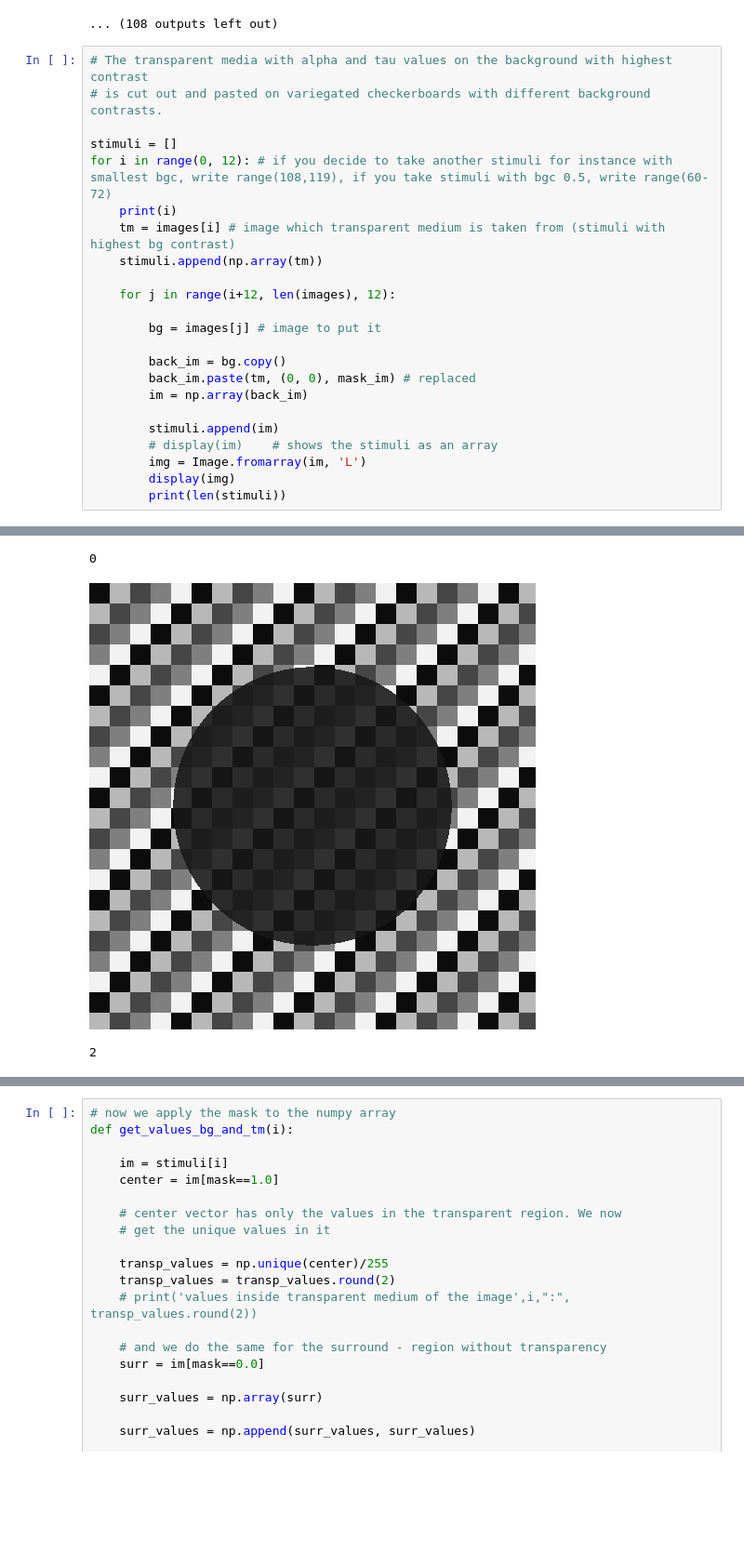
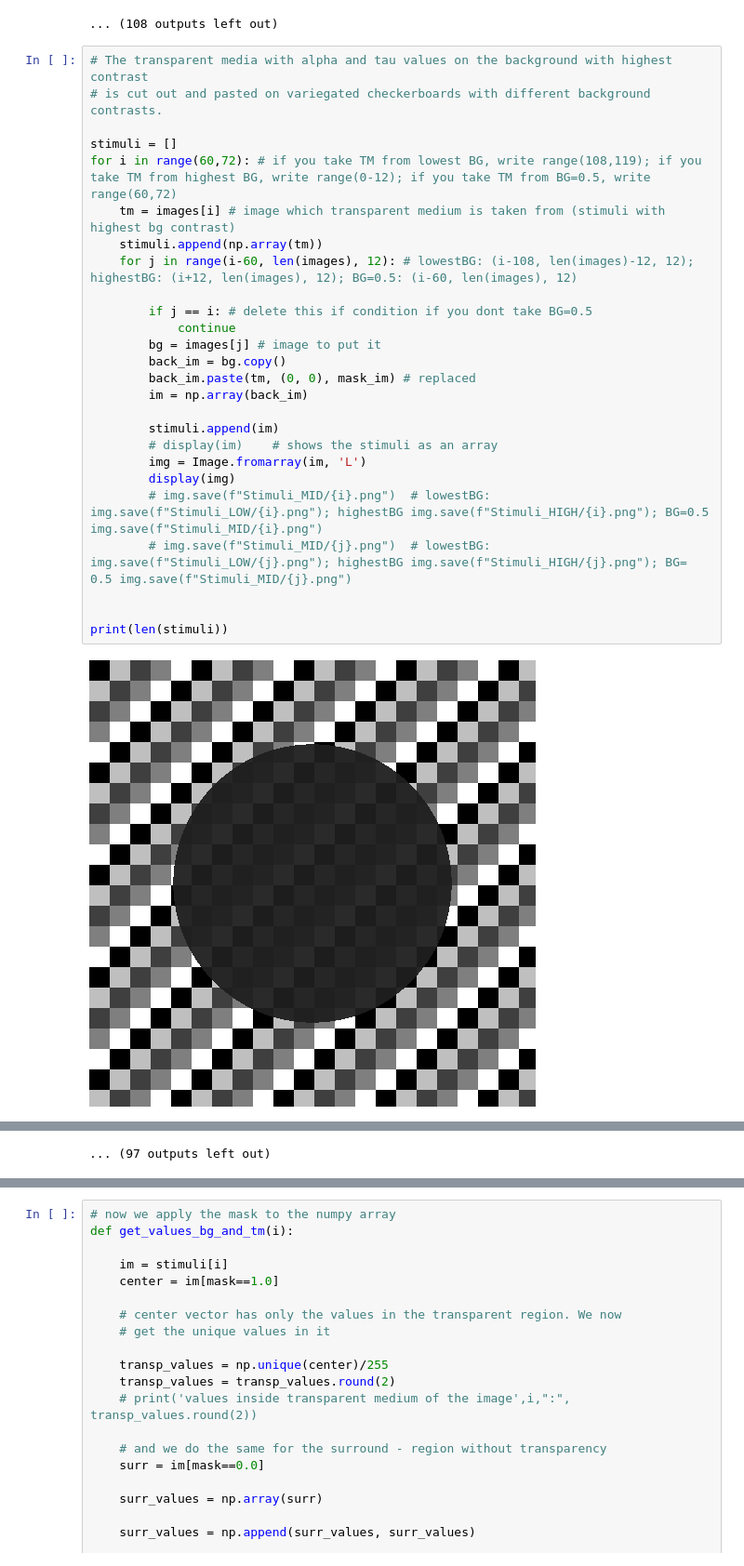
Before and after one commit to irisozkaya/Bachelor-Thesis, a Jupyter notebook: Stimuli.ipynb, the cells around one changed output, grey strips where cells are left out. Shown at 93% size. Drawn from its saved outputs; the diff is of its cells as text; blank space fills up the shorter version.

```diff
--- a/Stimuli.ipynb
+++ b/Stimuli.ipynb
@@ -94,24 +94,28 @@ for i in range(0,len(images)):
 # %%
 # The transparent media with alpha and tau values on the background with highest contrast
 # is cut out and pasted on variegated checkerboards with different background contrasts.
 
 stimuli = []
-for i in range(0, 12): # if you decide to take another stimuli for instance with smallest bgc, write range(108,119), if you take stimuli with bgc 0.5, write range(60-72)
-    print(i)
+for i in range(60,72): # if you take TM from lowest BG, write range(108,119); if you take TM from highest BG, write range(0-12); if you take TM from BG=0.5, write range(60,72)
     tm = images[i] # image which transparent medium is taken from (stimuli with highest bg contrast)
     stimuli.append(np.array(tm))
+    for j in range(i-60, len(images), 12): # lowestBG: (i-108, len(images)-12, 12); highestBG: (i+12, len(images), 12); BG=0.5: (i-60, len(images), 12)
 
-    for j in range(i+12, len(images), 12):
-
+        if j == i: # delete this if condition if you dont take BG=0.5
+            continue
         bg = images[j] # image to put it
-
         back_im = bg.copy()
         back_im.paste(tm, (0, 0), mask_im) # replaced
         im = np.array(back_im)
 
         stimuli.append(im)
         # display(im)    # shows the stimuli as an array
         img = Image.fromarray(im, 'L')
         display(img)
-        print(len(stimuli))
+        # img.save(f"Stimuli_MID/{i}.png")  # lowestBG: img.save(f"Stimuli_LOW/{i}.png"); highestBG img.save(f"Stimuli_HIGH/{i}.png"); BG=0.5 img.save(f"Stimuli_MID/{i}.png")
+        # img.save(f"Stimuli_MID/{j}.png")  # lowestBG: img.save(f"Stimuli_LOW/{j}.png"); highestBG img.save(f"Stimuli_HIGH/{j}.png"); BG= 0.5 img.save(f"Stimuli_MID/{j}.png")
+
+
+print(len(stimuli))
 # %% [output]
+[figure]
@@ -118,3 +133 @@ for i in range(0, 12): # if you decide to take another stimuli for instance with
-0
+... (97 outputs left out)
-[figure]
-2
```
Also changed, not shown: parts of 9 cells of this notebook.
